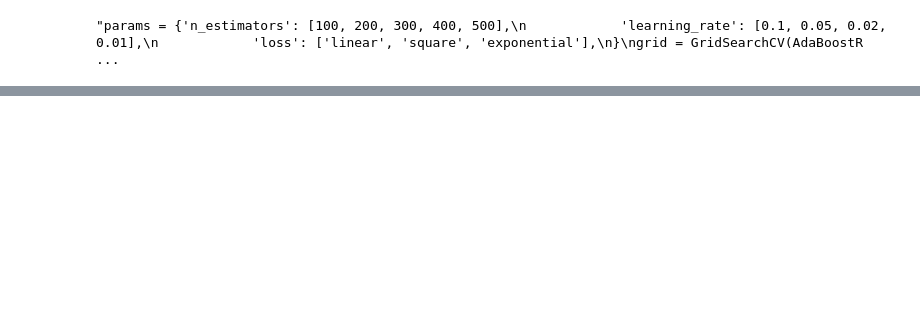
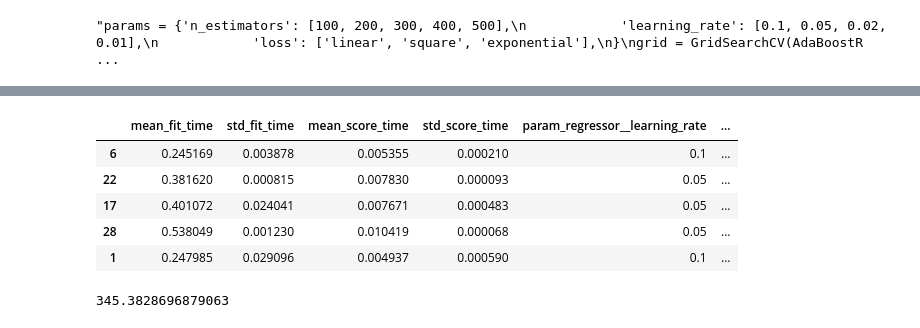
Before and after one commit to ThomasMeb/Anticiper_besoins_des_batiments, a Jupyter notebook: EmissionsCO2.ipynb, the cells around one changed output, grey strips where cells are left out. Saved outputs shown, nothing was run; the diff lists cells and outputs as text; code cells hidden in the pictures; blank space fills up the shorter version.

```diff
--- a/EmissionsCO2.ipynb
+++ b/EmissionsCO2.ipynb
@@ -563,3 +616,35 @@ mean_squared_error(y_test, y_pred, squared=False)
+# %%
+tt_ad = TransformedTargetRegressor(regressor = AdaBoostRegressor(),
+                                    func = np.log1p,
+                                    inverse_func = np.expm1)
+params = {'regressor__n_estimators': [100, 200, 300, 400, 500],
+            'regressor__learning_rate': [0.1, 0.05, 0.02, 0.01],
+            'regressor__loss': ['linear', 'square', 'exponential'],
+}
+grid = GridSearchCV(tt_ad, params, cv = 10)
+grid.fit(X_train, y_train)
+best_params_ad_tt = grid.best_params_
+resultize(grid).head()
+# %% [output]
+|  | mean_fit_time | std_fit_time | mean_score_time | std_score_time | param_regressor__learning_rate | ... |
+| 6 | 0.245169 | 0.003878 | 0.005355 | 0.000210 | 0.1 | ... |
+| 22 | 0.381620 | 0.000815 | 0.007830 | 0.000093 | 0.05 | ... |
+| 17 | 0.401072 | 0.024041 | 0.007671 | 0.000483 | 0.05 | ... |
+| 28 | 0.538049 | 0.001230 | 0.010419 | 0.000068 | 0.05 | ... |
+| 1 | 0.247985 | 0.029096 | 0.004937 | 0.000590 | 0.1 | ... |
+# %%
+best_params_ad_tt = {'learning_rate': 0.1,
+      'loss': 'square',
+      'n_estimators': 200
+      }
+tt_ad = TransformedTargetRegressor(regressor=AdaBoostRegressor(**best_params_ad_tt),
+                                    func = np.log1p,
+                                    inverse_func = np.expm1)
+tt_ad.fit(X_train, y_train)
+y_pred = tt_ad.predict(X_test)
+mean_squared_error(y_test, y_pred, squared=False)
+# %% [output]
+345.3828696879063
 # %%
 from sklearn.neural_network import MLPRegressor
 mlp = MLPRegressor()
```
Also changed, not shown: parts of 21 cells of this notebook, 2 other files.
